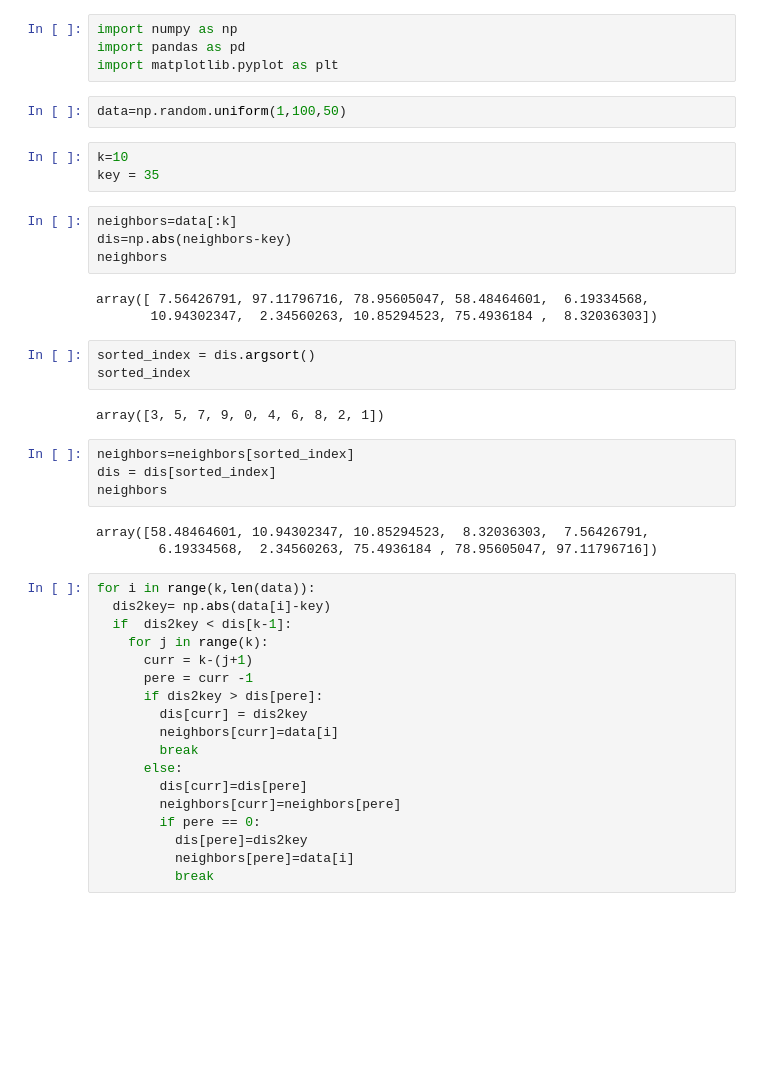
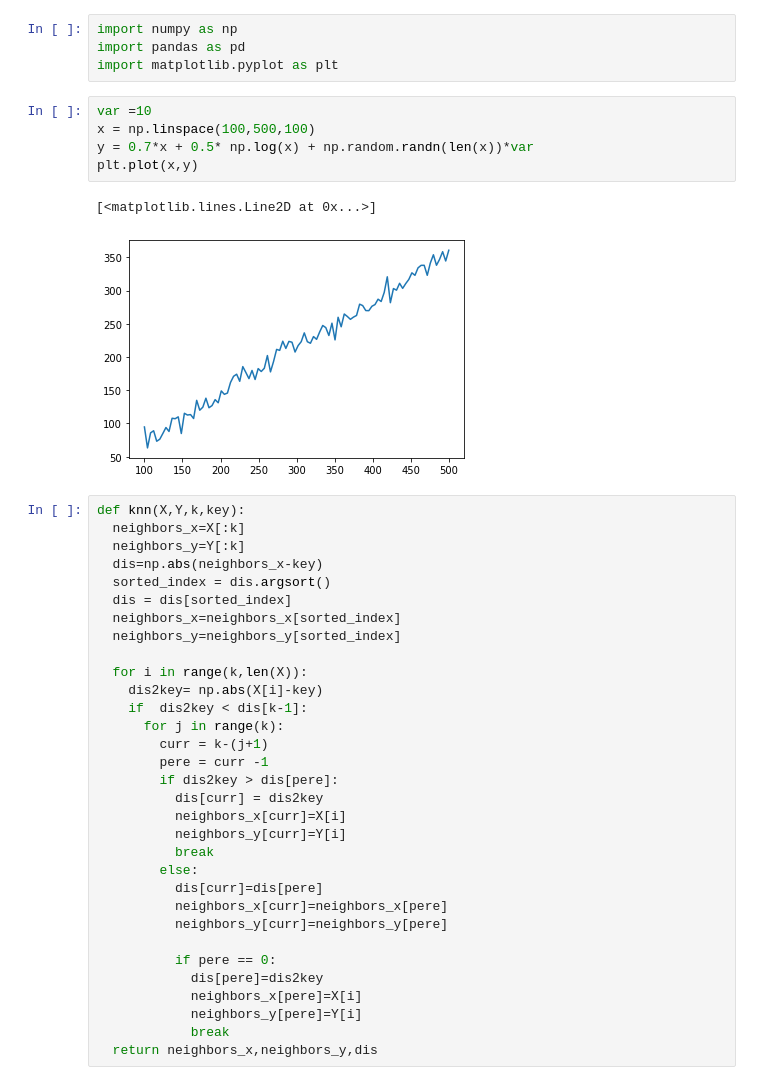
Before and after one commit to ZahraMoeini/Regression, a Jupyter notebook: knn_regression.ipynb, the cells around one changed output. Drawn from its saved outputs; the diff is of its cells as text; blank space fills up the shorter version.

```diff
--- a/knn_regression.ipynb
+++ b/knn_regression.ipynb
@@ -4,45 +4,43 @@
 import numpy as np
 import pandas as pd
 import matplotlib.pyplot as plt
-# %%
-data=np.random.uniform(1,100,50)
-# %%
-k=10
-key = 35
-# %%
-neighbors=data[:k]
-dis=np.abs(neighbors-key)
-neighbors
-# %% [output]
-array([ 7.56426791, 97.11796716, 78.95605047, 58.48464601,  6.19334568,
-       10.94302347,  2.34560263, 10.85294523, 75.4936184 ,  8.32036303])
-# %%
-sorted_index = dis.argsort()
-sorted_index
-# %% [output]
-array([3, 5, 7, 9, 0, 4, 6, 8, 2, 1])
-# %%
-neighbors=neighbors[sorted_index]
-dis = dis[sorted_index]
-neighbors
-# %% [output]
-array([58.48464601, 10.94302347, 10.85294523,  8.32036303,  7.56426791,
-        6.19334568,  2.34560263, 75.4936184 , 78.95605047, 97.11796716])
+# %%
+var =10
+x = np.linspace(100,500,100)
+y = 0.7*x + 0.5* np.log(x) + np.random.randn(len(x))*var
+plt.plot(x,y)
+# %% [output]
+[<matplotlib.lines.Line2D at 0x...>]
+[figure, added]
 # %%
-for i in range(k,len(data)):
-  dis2key= np.abs(data[i]-key)
-  if  dis2key < dis[k-1]:
-    for j in range(k):
-      curr = k-(j+1)
-      pere = curr -1
-      if dis2key > dis[pere]:
-        dis[curr] = dis2key
-        neighbors[curr]=data[i]
-        break
-      else:
-        dis[curr]=dis[pere]
-        neighbors[curr]=neighbors[pere]
-        if pere == 0:
-          dis[pere]=dis2key
-          neighbors[pere]=data[i]
+def knn(X,Y,k,key):
+  neighbors_x=X[:k]
+  neighbors_y=Y[:k]
+  dis=np.abs(neighbors_x-key)
+  sorted_index = dis.argsort()
+  dis = dis[sorted_index]
+  neighbors_x=neighbors_x[sorted_index]
+  neighbors_y=neighbors_y[sorted_index]
+
+  for i in range(k,len(X)):
+    dis2key= np.abs(X[i]-key)
+    if  dis2key < dis[k-1]:
+      for j in range(k):
+        curr = k-(j+1)
+        pere = curr -1
+        if dis2key > dis[pere]:
+          dis[curr] = dis2key
+          neighbors_x[curr]=X[i]
+          neighbors_y[curr]=Y[i]
           break
+        else:
+          dis[curr]=dis[pere]
+          neighbors_x[curr]=neighbors_x[pere]
+          neighbors_y[curr]=neighbors_y[pere]
+
+          if pere == 0:
+            dis[pere]=dis2key
+            neighbors_x[pere]=X[i]
+            neighbors_y[pere]=Y[i]
+            break
+  return neighbors_x,neighbors_y,dis
```
Also changed, not shown: parts of 5 cells of this notebook.
